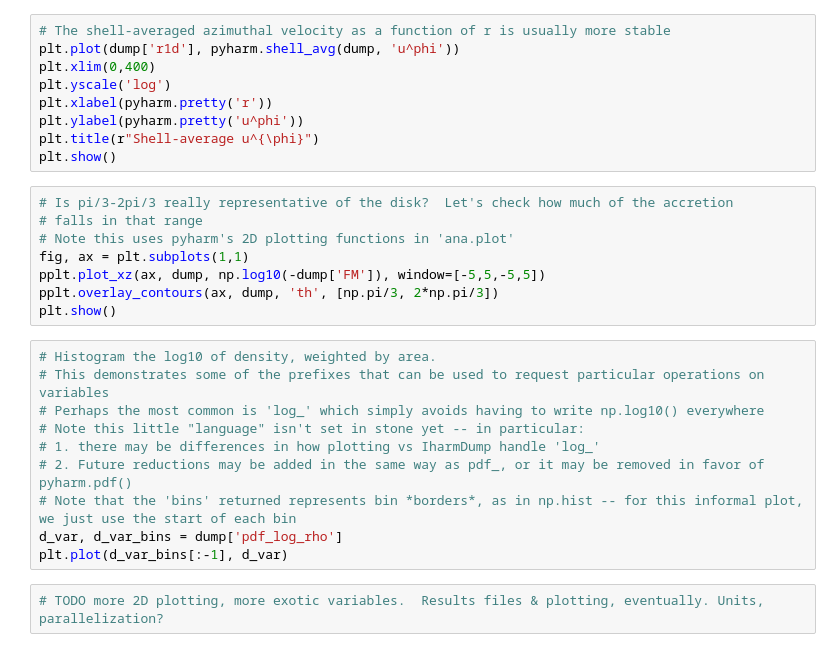
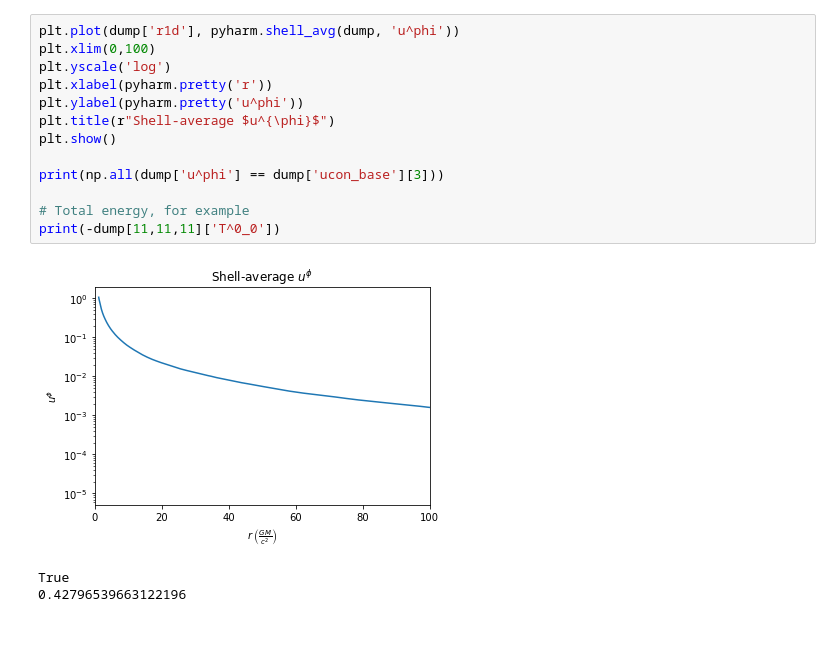
Before and after one commit to AFD-Illinois/pyharm, a Jupyter notebook: notebooks/Sample.ipynb, the cells around one changed output. Drawn from its saved outputs; the diff is of its cells as text.

Commit message:
Update the example notebook including some new tricks.  Implement new tricks.

```diff
--- a/notebooks/Sample.ipynb
+++ b/notebooks/Sample.ipynb
@@ -44,29 +90,17 @@ plt.show()
 # %%
-# The shell-averaged azimuthal velocity as a function of r is usually more stable
 plt.plot(dump['r1d'], pyharm.shell_avg(dump, 'u^phi'))
-plt.xlim(0,400)
+plt.xlim(0,100)
 plt.yscale('log')
 plt.xlabel(pyharm.pretty('r'))
 plt.ylabel(pyharm.pretty('u^phi'))
-plt.title(r"Shell-average u^{\phi}")
+plt.title(r"Shell-average $u^{\phi}$")
 plt.show()
+
+print(np.all(dump['u^phi'] == dump['ucon_base'][3]))
+
+# Total energy, for example
+print(-dump[11,11,11]['T^0_0'])
+# %% [output]
+[figure, added]
+True
+0.42796539663122196
-# %%
-# Is pi/3-2pi/3 really representative of the disk?  Let's check how much of the accretion
-# falls in that range
-# Note this uses pyharm's 2D plotting functions in 'ana.plot'
-fig, ax = plt.subplots(1,1)
-pplt.plot_xz(ax, dump, np.log10(-dump['FM']), window=[-5,5,-5,5])
-pplt.overlay_contours(ax, dump, 'th', [np.pi/3, 2*np.pi/3])
-plt.show()
-# %%
-# Histogram the log10 of density, weighted by area.
-# This demonstrates some of the prefixes that can be used to request particular operations on variables
-# Perhaps the most common is 'log_' which simply avoids having to write np.log10() everywhere
-# Note this little "language" isn't set in stone yet -- in particular:
-# 1. there may be differences in how plotting vs IharmDump handle 'log_'
-# 2. Future reductions may be added in the same way as pdf_, or it may be removed in favor of pyharm.pdf()
-# Note that the 'bins' returned represents bin *borders*, as in np.hist -- for this informal plot, we just use the start of each bin
-d_var, d_var_bins = dump['pdf_log_rho']
-plt.plot(d_var_bins[:-1], d_var)
-# %%
-# TODO more 2D plotting, more exotic variables.  Results files & plotting, eventually. Units, parallelization?
```
Also changed, not shown: parts of 21 cells of this notebook, 3 other files.
